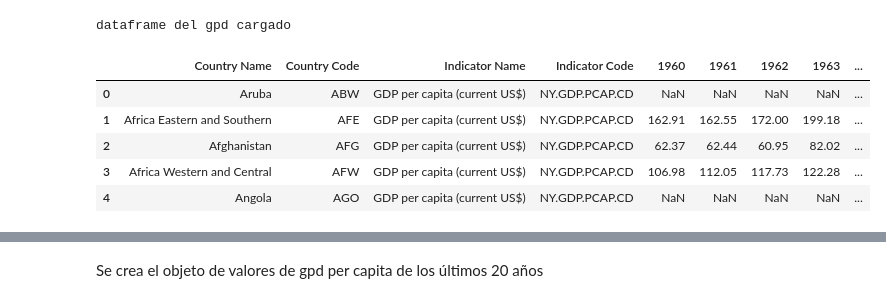
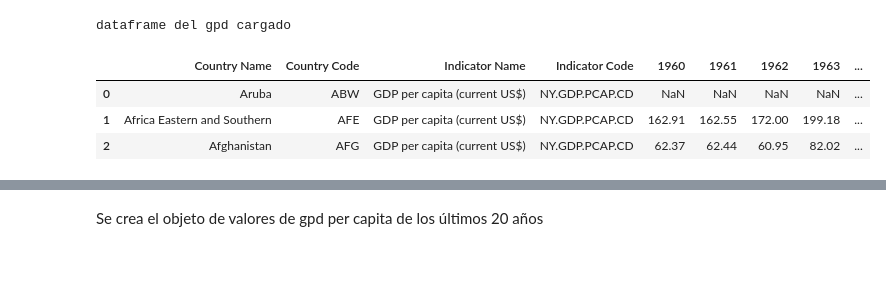
Before and after one commit to descandon88/Ecuador-Growth-data-set, a Jupyter notebook: funciones/prody.ipynb, the cells around one changed output, grey strips where cells are left out. Cells and saved outputs as stored; diff of their text form; code cells hidden in the pictures; blank space fills up the shorter version.

```diff
--- a/funciones/prody.ipynb
+++ b/funciones/prody.ipynb
@@ -173,12 +181,10 @@ df_gdppc_countries = pd.read_csv("/content/drive/MyDrive/eci/base/gpd_per_capita
 print('dataframe del gpd cargado')
 # %% [output]
 dataframe del gpd cargado
-# %%
-df_gdppc_countries.head()
-# %% [output]
-|  | Country Name | Country Code | Indicator Name | Indicator Code | 1960 | 1961 | 1962 | 1963 | ... |
-| 0 | Aruba | ABW | GDP per capita (current US$) | NY.GDP.PCAP.CD | NaN | NaN | NaN | NaN | ... |
-| 1 | Africa Eastern and Southern | AFE | GDP per capita (current US$) | NY.GDP.PCAP.CD | 162.91 | 162.55 | 172.00 | 199.18 | ... |
-| 2 | Afghanistan | AFG | GDP per capita (current US$) | NY.GDP.PCAP.CD | 62.37 | 62.44 | 60.95 | 82.02 | ... |
-| 3 | Africa Western and Central | AFW | GDP per capita (current US$) | NY.GDP.PCAP.CD | 106.98 | 112.05 | 117.73 | 122.28 | ... |
-| 4 | Angola | AGO | GDP per capita (current US$) | NY.GDP.PCAP.CD | NaN | NaN | NaN | NaN | ... |
+# %%
+df_gdppc_countries[0:3]
+# %% [output]
+|  | Country Name | Country Code | Indicator Name | Indicator Code | 1960 | 1961 | 1962 | 1963 | ... |
+| 0 | Aruba | ABW | GDP per capita (current US$) | NY.GDP.PCAP.CD | NaN | NaN | NaN | NaN | ... |
+| 1 | Africa Eastern and Southern | AFE | GDP per capita (current US$) | NY.GDP.PCAP.CD | 162.91 | 162.55 | 172.00 | 199.18 | ... |
+| 2 | Afghanistan | AFG | GDP per capita (current US$) | NY.GDP.PCAP.CD | 62.37 | 62.44 | 60.95 | 82.02 | ... |
```
Also changed, not shown: parts of 8 cells of this notebook.
